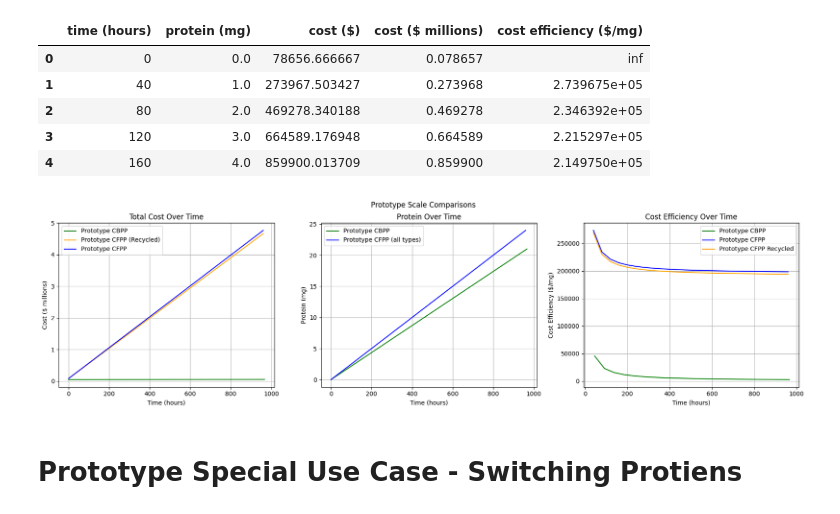
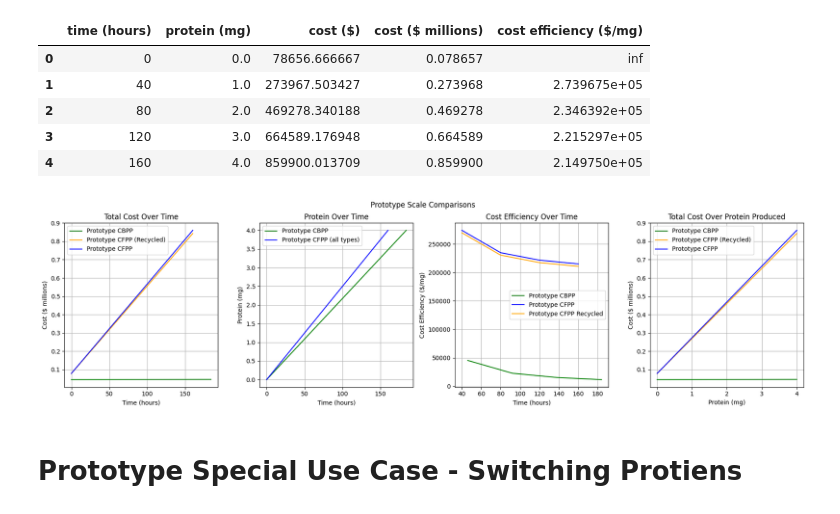
Before and after one commit to UBC-BIOMOD-Computational/TreeSAPP_Cost-Analysis, a Jupyter notebook: Cost Analysis/technoeconomic_plotterSept.ipynb, the cells around one changed output. Cells and saved outputs as stored; diff of their text form; code cells hidden in the pictures.

```diff
--- a/Cost Analysis/technoeconomic_plotterSept.ipynb
+++ b/Cost Analysis/technoeconomic_plotterSept.ipynb
@@ -181,13 +193,13 @@ proto_cfpp.head()
 | 3 | 120 | 3.0 | 664589.176948 | 0.664589 | 2.215297e+05 |
 | 4 | 160 | 4.0 | 859900.013709 | 0.859900 | 2.149750e+05 |
 # %%
-# only keep rows where time (hours) < 1000
-proto_cbpp = proto_cbpp[proto_cbpp['time (hours)'] < 1000]
-proto_cfpp = proto_cfpp[proto_cfpp['time (hours)'] < 1000]
-proto_cfpp_recycled = proto_cfpp_recycled[proto_cfpp_recycled['time (hours)'] < 1000]
+# only keep rows where time (hours) < 200
+proto_cbpp = proto_cbpp[proto_cbpp['time (hours)'] < 200]
+proto_cfpp = proto_cfpp[proto_cfpp['time (hours)'] < 200]
+proto_cfpp_recycled = proto_cfpp_recycled[proto_cfpp_recycled['time (hours)'] < 200]
 # %%
 # Combined plots in one row
-fig, axs = plt.subplots(1, 3, figsize=(18, 5))
+fig, axs = plt.subplots(1, 4, figsize=(18, 5))
 
 # Plot 1: Cost ($ millions) over time
 axs[0].plot(proto_cbpp['time (hours)'], proto_cbpp['cost ($ millions)'], label='Prototype CBPP', color='green')
@@ -198,34 +210,44 @@ axs[0].set_ylabel('Cost ($ millions)')
 axs[0].set_title('Total Cost Over Time')
 axs[0].legend()
 axs[0].grid(True)
 
 # Plot 2: Protein (mg) over time
 axs[1].plot(proto_cbpp['time (hours)'], proto_cbpp['protein (mg)'], label='Prototype CBPP', color='green')
 # axs[1].plot(lab_cfpp_recycled['time (hours)'], lab_cfpp_recycled['protein (mg)'], label='Lab CFPP (Recycled)', color='blue')
 axs[1].plot(proto_cfpp['time (hours)'], proto_cfpp['protein (mg)'], label='Prototype CFPP (all types)', color='blue')
 axs[1].set_xlabel('Time (hours)')
 axs[1].set_ylabel('Protein (mg)')
 axs[1].set_title('Protein Over Time')
 axs[1].legend()
 axs[1].grid(True)
 
 # Plot 3: Cost efficiency ($/mg) over time
 axs[2].plot(proto_cbpp['time (hours)'], proto_cbpp['cost efficiency ($/mg)'], label='Prototype CBPP', color='green')
 axs[2].plot(proto_cfpp['time (hours)'], proto_cfpp['cost efficiency ($/mg)'], label='Prototype CFPP', color='blue')
 axs[2].plot(proto_cfpp_recycled['time (hours)'], proto_cfpp_recycled['cost efficiency ($/mg)'], label='Prototype CFPP Recycled', color='orange')
 axs[2].set_xlabel('Time (hours)')
 axs[2].set_ylabel('Cost Efficiency ($/mg)')
 axs[2].set_title('Cost Efficiency Over Time')
 axs[2].legend()
 axs[2].grid(True)
 
+# Plot 4: Cost ($ millions) over proteins produced
+axs[3].plot(proto_cbpp['protein (mg)'], proto_cbpp['cost ($ millions)'], label='Prototype CBPP', color='green')
+axs[3].plot(proto_cfpp_recycled['protein (mg)'], proto_cfpp_recycled['cost ($ millions)'], label='Prototype CFPP (Recycled)', color='orange')
+axs[3].plot(proto_cfpp['protein (mg)'], proto_cfpp['cost ($ millions)'], label='Prototype CFPP', color='blue')
+axs[3].set_xlabel('Protein (mg)')
+axs[3].set_ylabel('Cost ($ millions)')
+axs[3].set_title('Total Cost Over Protein Produced')
+axs[3].legend()
+axs[3].grid(True)
+
 plt.tight_layout()
 
 plt.subplots_adjust(top=0.88)
 plt.suptitle('Prototype Scale Comparisons')
 plt.show()
 # %% [output]
-[figure, old version]
+[figure, new version]
 # %% [markdown]
 # Prototype Special Use Case - Switching Protiens
 # %%
```
Also changed, not shown: parts of 8 cells of this notebook, 1 other file.
